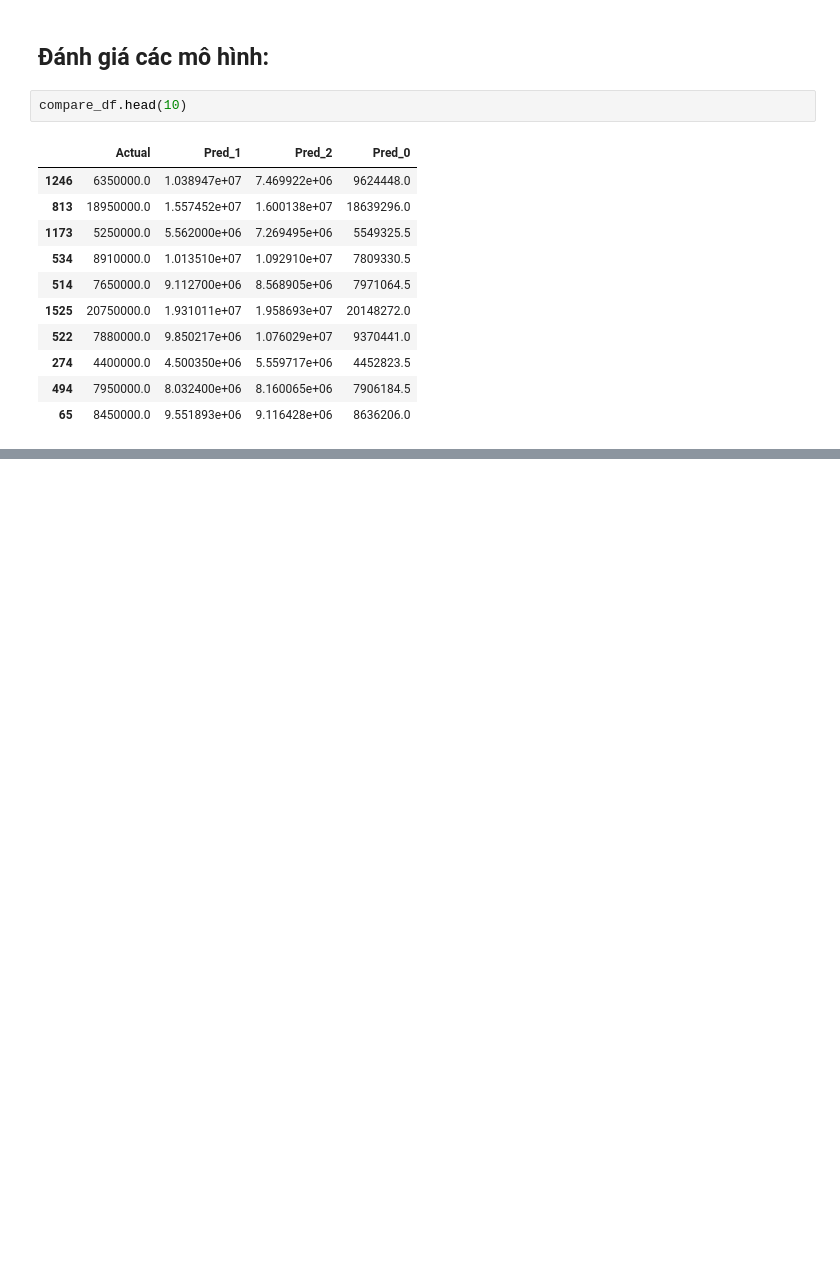
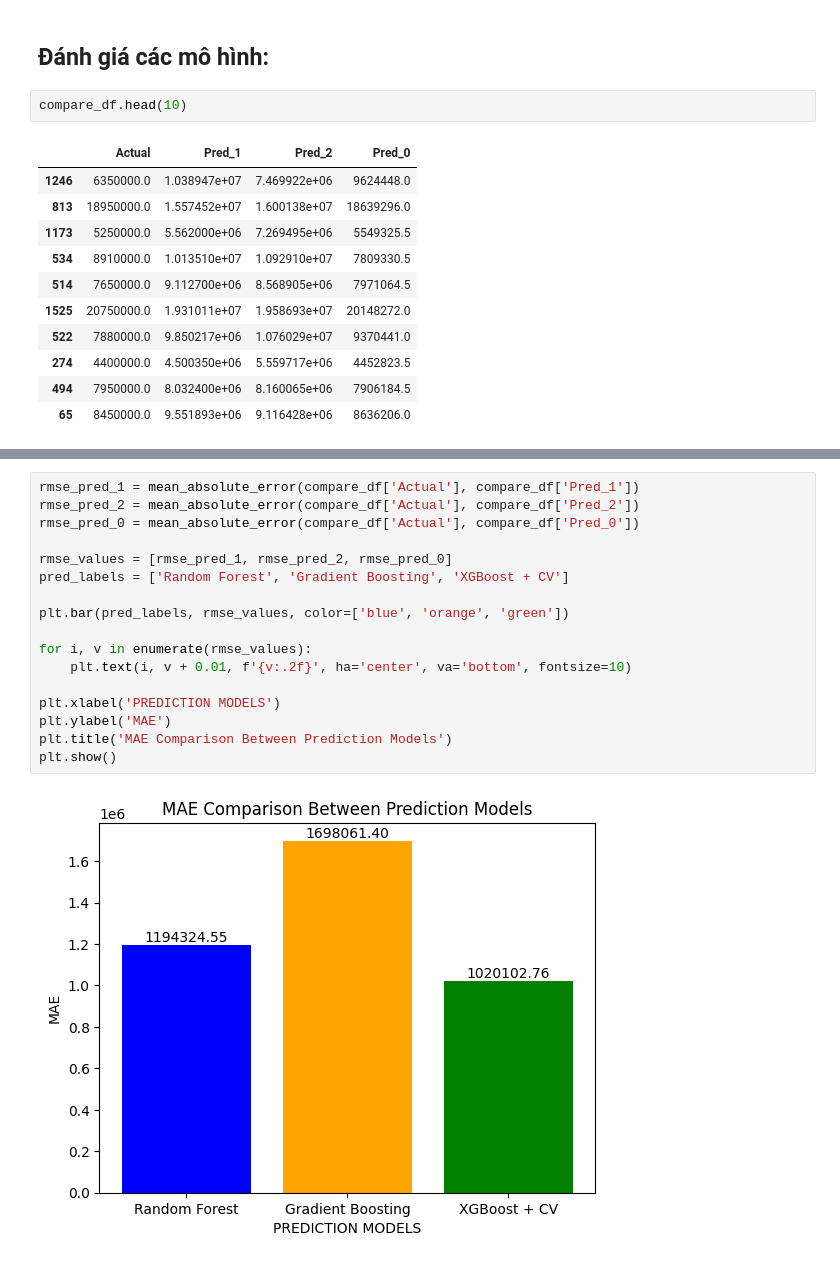
Before and after one commit to Yogurt01/G2_IntroToDataScience_CQ2022-21_Lab, a Jupyter notebook: notebooks/4.1-data-modelling.ipynb, the cells around one changed output, grey strips where cells are left out. Saved outputs shown, nothing was run; the diff lists cells and outputs as text; blank space fills up the shorter version.

Commit message:
Add MAE metric to models in 4.1-notebook

```diff
--- a/notebooks/4.1-data-modelling.ipynb
+++ b/notebooks/4.1-data-modelling.ipynb
@@ -553,0 +558,19 @@ plt.show()
+# %%
+rmse_pred_1 = mean_absolute_error(compare_df['Actual'], compare_df['Pred_1'])
+rmse_pred_2 = mean_absolute_error(compare_df['Actual'], compare_df['Pred_2'])
+rmse_pred_0 = mean_absolute_error(compare_df['Actual'], compare_df['Pred_0'])
+
+rmse_values = [rmse_pred_1, rmse_pred_2, rmse_pred_0]
+pred_labels = ['Random Forest', 'Gradient Boosting', 'XGBoost + CV']
+
+plt.bar(pred_labels, rmse_values, color=['blue', 'orange', 'green'])
+
+for i, v in enumerate(rmse_values):
+    plt.text(i, v + 0.01, f'{v:.2f}', ha='center', va='bottom', fontsize=10)
+
+plt.xlabel('PREDICTION MODELS')
+plt.ylabel('MAE')
+plt.title('MAE Comparison Between Prediction Models')
+plt.show()
+# %% [output]
+[figure, added]
```
Also changed, not shown: parts of 5 cells of this notebook.
